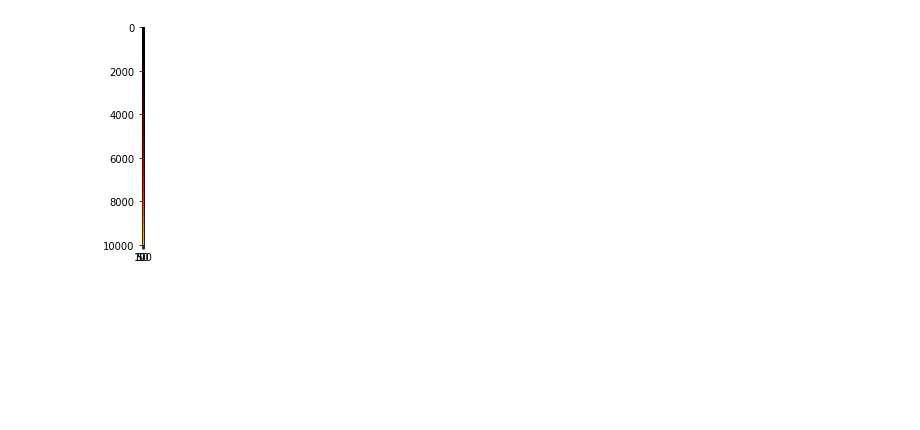
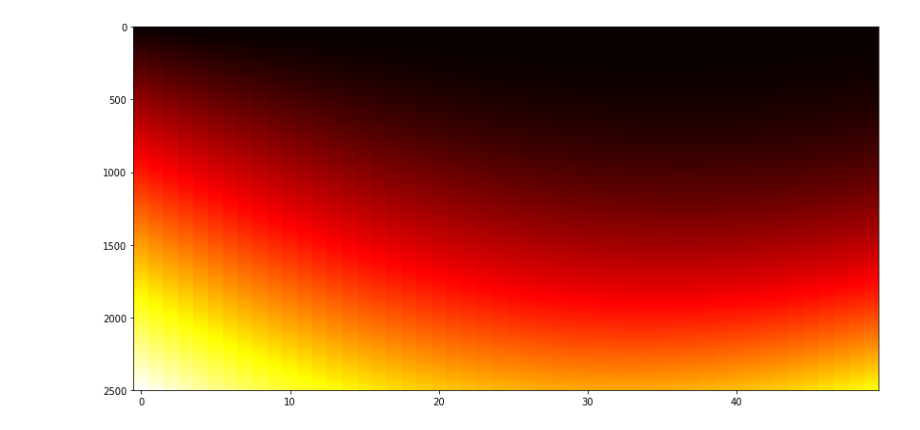
Before and after one commit to andrsolo21/teplMatlab, a Jupyter notebook: task1.ipynb, the cells around one changed output. Drawn from its saved outputs; the diff is of its cells as text; code cells hidden in the pictures; blank space fills up the shorter version.

```diff
--- a/task1.ipynb
+++ b/task1.ipynb
@@ -45,4 +46,4 @@ def get_temp(matr):
 def solve(n):
     matr,hx,ht,q,s = create_matr(n)
     matr = fulling_matr(matr,hx,ht,q,s)
-    return [get_temp(matr),matr]
+    return [get_temp(matr),matr, len(hx)]
@@ -57,15 +50,9 @@ def print_m(matr):
 # %%
-def print_m_2(matr):
-    #fig, ax = plt.subplots()
-    #plt.figure(figsize=(10,10))
-    plt.figure()
-    plt.imshow(matr)
-
+def print_m_2(matr,a = 7):
+    plt.figure(figsize=(2*a,a))
+    plt.imshow(matr, interpolation='nearest', aspect='auto')
     plt.set_cmap('hot')
-    plt.savefig("frame.png")
-    #fig.set_figwidth(12)    #  ширина и
-    #fig.set_figheight(6)    #  высота "Figure"
-
+    #plt.savefig("frame.png")
     plt.show()
 # %%
 m = []
@@ -99,5 +71,5 @@ np.mean(m)
 # %%
-r = solve(100)
+r = solve(50)
 print_m_2(r[1])
 # %% [output]
-[figure, old version]
+[figure, new version]
```
Also changed, not shown: parts of 8 cells of this notebook, 1 other file.
